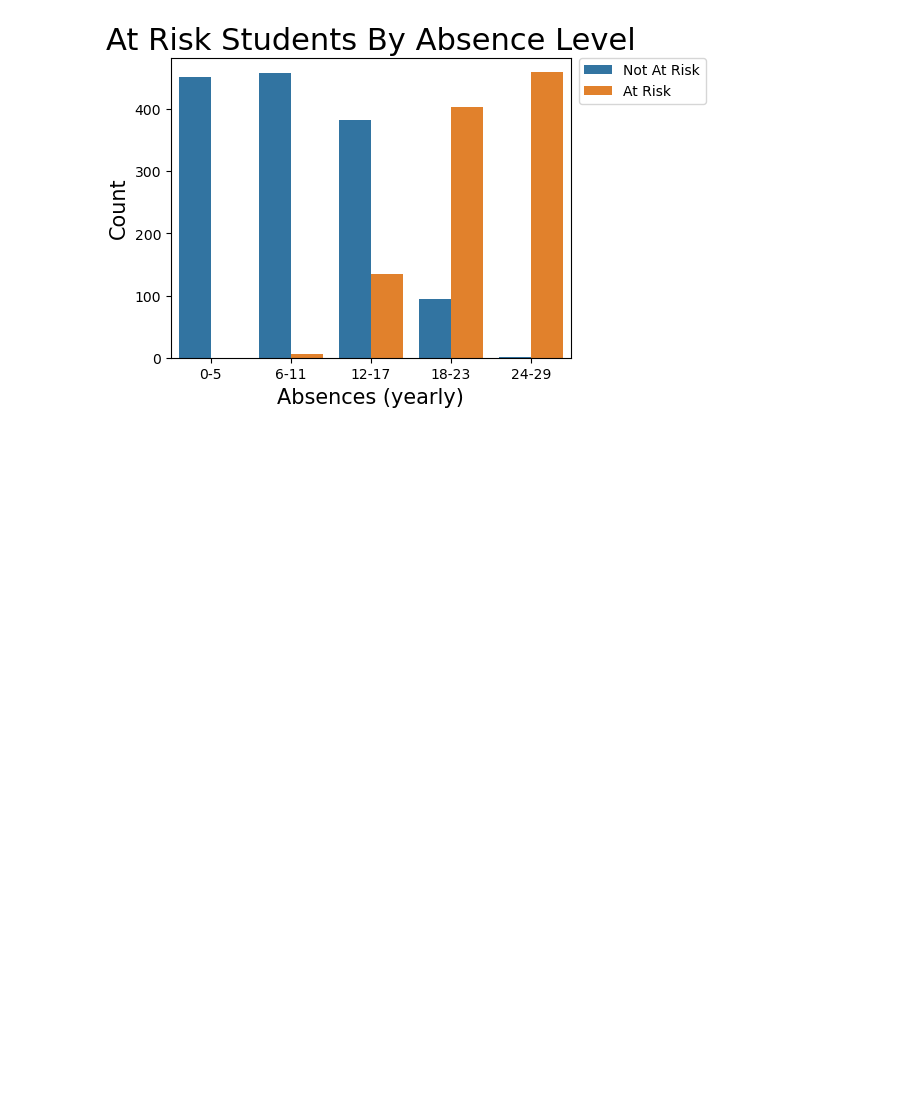
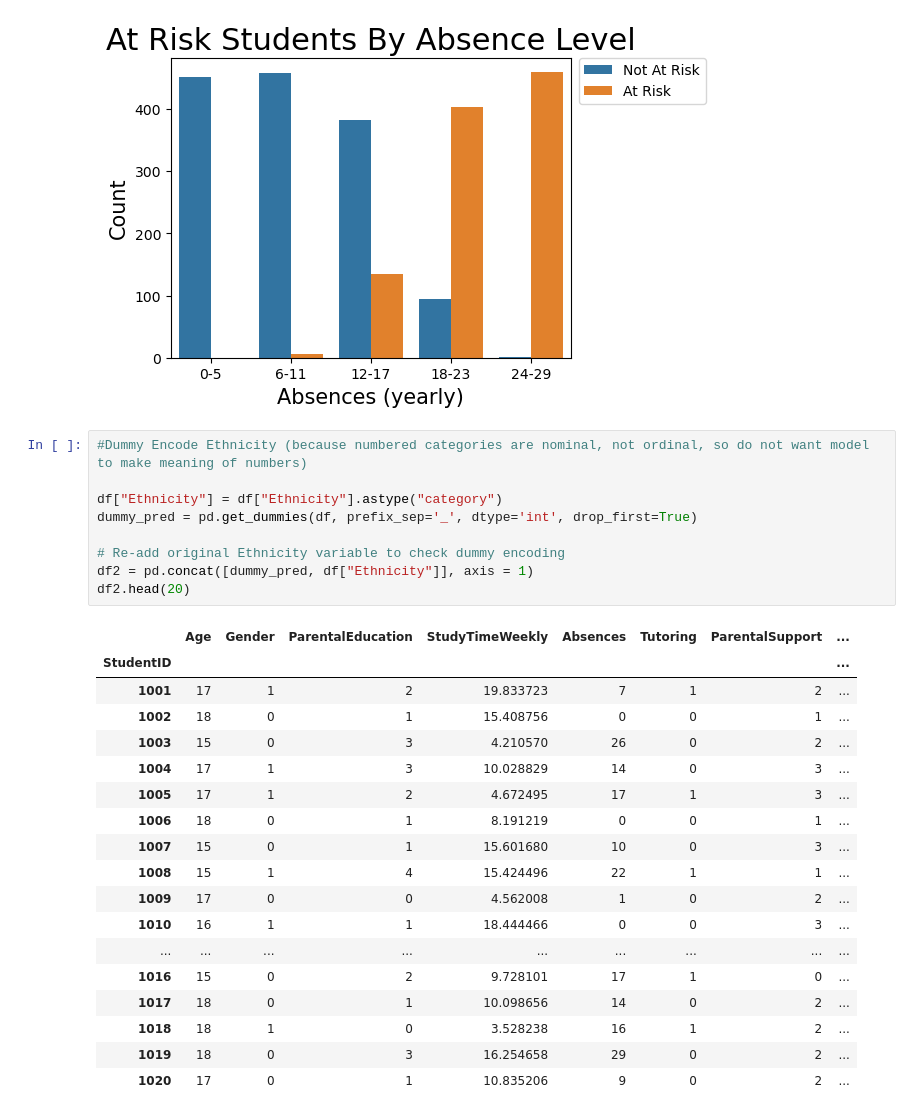
Before and after one commit to kmattingly8/ANA500.v2, a Jupyter notebook: ANA500 Project.ipynb, the cells around one changed output. Drawn from its saved outputs; the diff is of its cells as text; blank space fills up the shorter version.

```diff
--- a/ANA500 Project.ipynb
+++ b/ANA500 Project.ipynb
@@ -623,3 +623,31 @@ ax.set_ylabel("Count", fontsize=15)
 ax.set_xticklabels(level, rotation=0);
 # %% [output]
 [figure]
+# %%
+#Dummy Encode Ethnicity (because numbered categories are nominal, not ordinal, so do not want model to make meaning of numbers)
+
+df["Ethnicity"] = df["Ethnicity"].astype("category")
+dummy_pred = pd.get_dummies(df, prefix_sep='_', dtype='int', drop_first=True)
+
+# Re-add original Ethnicity variable to check dummy encoding
+df2 = pd.concat([dummy_pred, df["Ethnicity"]], axis = 1)
+df2.head(20)
+# %% [output]
+|  | Age | Gender | ParentalEducation | StudyTimeWeekly | Absences | Tutoring | ParentalSupport | ... |
+| StudentID |  |  |  |  |  |  |  | ... |
+| 1001 | 17 | 1 | 2 | 19.833723 | 7 | 1 | 2 | ... |
+| 1002 | 18 | 0 | 1 | 15.408756 | 0 | 0 | 1 | ... |
+| 1003 | 15 | 0 | 3 | 4.210570 | 26 | 0 | 2 | ... |
+| 1004 | 17 | 1 | 3 | 10.028829 | 14 | 0 | 3 | ... |
+| 1005 | 17 | 1 | 2 | 4.672495 | 17 | 1 | 3 | ... |
+| 1006 | 18 | 0 | 1 | 8.191219 | 0 | 0 | 1 | ... |
+| 1007 | 15 | 0 | 1 | 15.601680 | 10 | 0 | 3 | ... |
+| 1008 | 15 | 1 | 4 | 15.424496 | 22 | 1 | 1 | ... |
+| 1009 | 17 | 0 | 0 | 4.562008 | 1 | 0 | 2 | ... |
+| 1010 | 16 | 1 | 1 | 18.444466 | 0 | 0 | 3 | ... |
+| ... | ... | ... | ... | ... | ... | ... | ... | ... |
+| 1016 | 15 | 0 | 2 | 9.728101 | 17 | 1 | 0 | ... |
+| 1017 | 18 | 0 | 1 | 10.098656 | 14 | 0 | 2 | ... |
+| 1018 | 18 | 1 | 0 | 3.528238 | 16 | 1 | 2 | ... |
+| 1019 | 18 | 0 | 3 | 16.254658 | 29 | 0 | 2 | ... |
+| 1020 | 17 | 0 | 1 | 10.835206 | 9 | 0 | 2 | ... |
```
Also changed, not shown: parts of 23 cells of this notebook.
